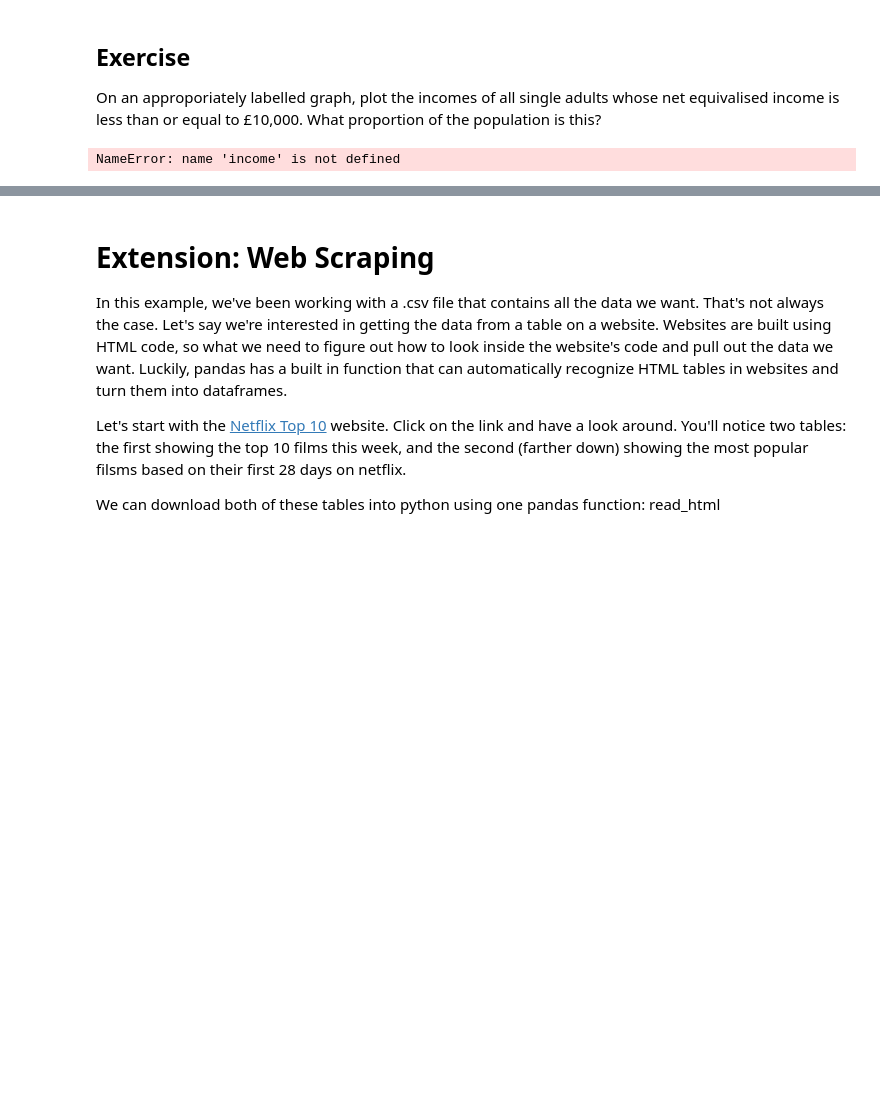
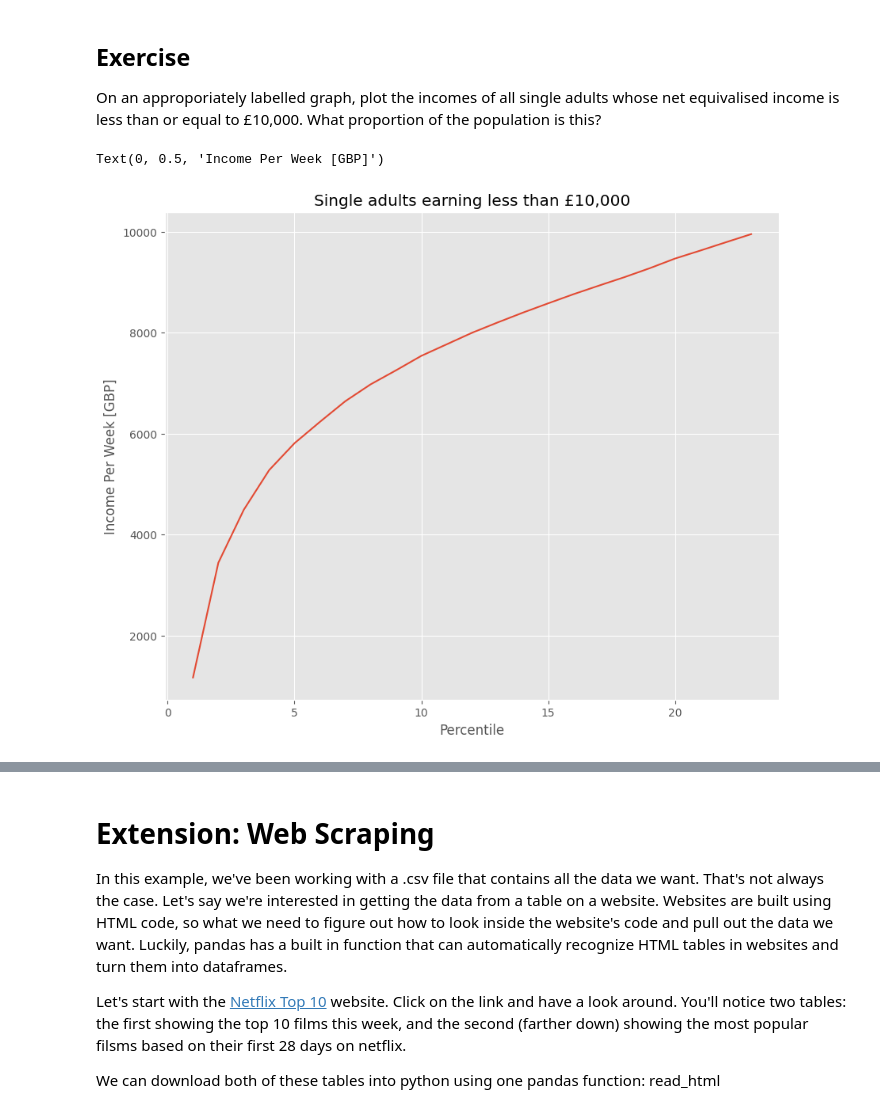
Before and after one commit to eli576/QM2, a Jupyter notebook: notebooks/W02. Pandas.ipynb, the cells around one changed output, grey strips where cells are left out. Drawn from its saved outputs; the diff is of its cells as text; code cells hidden in the pictures; blank space fills up the shorter version.

```diff
--- a/notebooks/W02. Pandas.ipynb
+++ b/notebooks/W02. Pandas.ipynb
@@ -425,13 +425,22 @@ We won't dwell on comparative operative, here we've used ">" to mean "is greater
 # %% [markdown]
 ## Exercise
 On an approporiately labelled graph, plot the incomes of all single adults whose net equivalised income is less than or equal to £10,000. What proportion of the population is this?
-# %%
-clean3 = income['Single adult']
-clean3 = clean3.replace(',', '', regex=True)
-clean3 = clean3.replace('-', 'NaN', regex=True).astype('float')
-#clean3[clean3['Single adult']<=100000]  <-- This line was raising the error
-#Instead, apply the filter directly to the series:
-clean3 = clean3[clean3<=100000]
-clean3.head()
-# %% [output]
-NameError: name 'income' is not defined
+# %%
+clean3 = income['Single adult']
+clean3 = clean3.replace(',', '', regex=True)
+clean3 = clean3.replace('-', 'NaN', regex=True).astype('float')
+#clean3[clean3['Single adult']<=10000]  <-- This line was raising the error
+#Instead, apply the filter directly to the series:
+clean3 = clean3[clean3<=10000]
+clean3.plot()
+plt.title('Single adults earning less than £10,000')
+plt.xlabel('Percentile')
+plt.ylabel('Income Per Week [GBP]')
+#clean3 was specifically assigned a single column.
+#The line clean3 = income['Single adult'] extracts only the 'Single adult' column from the income DataFrame and assigns it to clean3.
+#This operation inherently creates a Series because you are selecting a single column, not the entire DataFrame.
+#However, assigning clean3 = clean3.replace('-', 'NaN', regex=True).astype('float') turns the 'Single adult' column into a Series with a default numerical index.
+#This means the column name is lost and you are trying to access a non-existent column in a Series.
+# %% [output]
+Text(0, 0.5, 'Income Per Week [GBP]')
+[figure, added]
```
Also changed, not shown: parts of 4 cells of this notebook.
